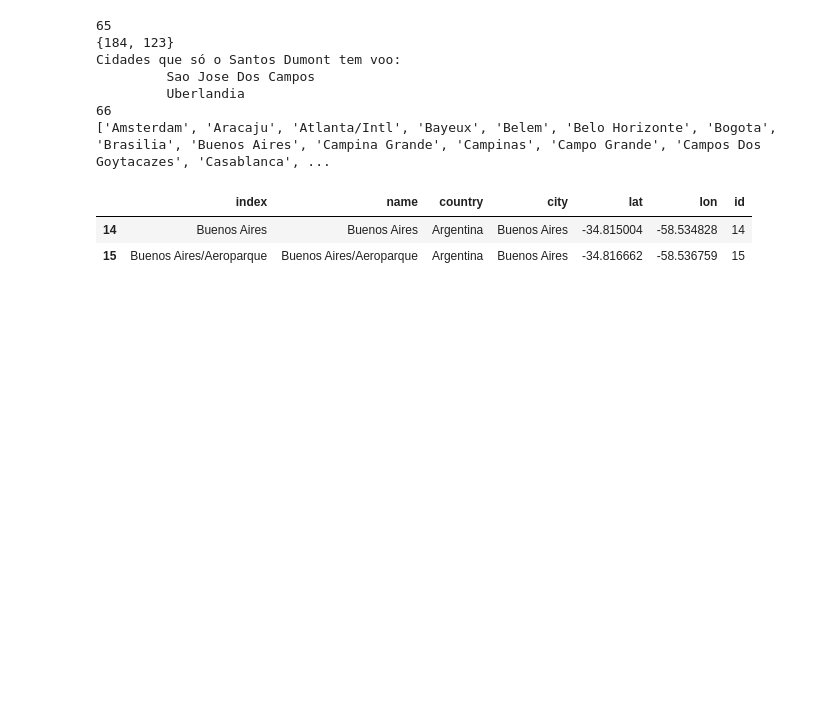
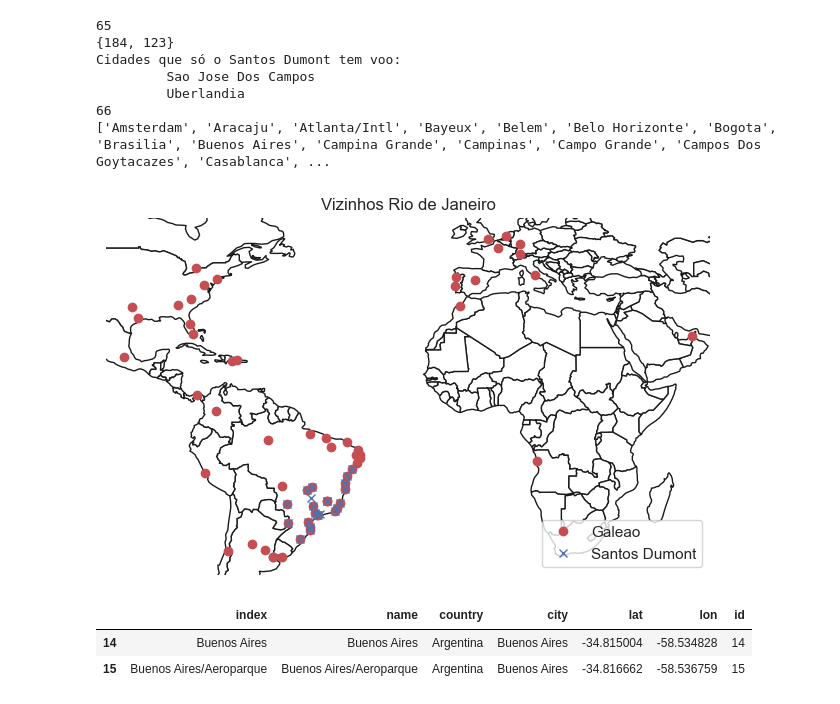
Before and after one commit to mtsodf/algoritmos, a Jupyter notebook: semana07/plots.ipynb, the cells around one changed output. Saved outputs shown, nothing was run; the diff lists cells and outputs as text; code cells hidden in the pictures; blank space fills up the shorter version.

```diff
--- a/semana07/plots.ipynb
+++ b/semana07/plots.ipynb
@@ -244,6 +245,36 @@ Cidades que só o Santos Dumont tem voo:
          Uberlandia
 66
 ['Amsterdam', 'Aracaju', 'Atlanta/Intl', 'Bayeux', 'Belem', 'Belo Horizonte', 'Bogota', 'Brasilia', 'Buenos Aires', 'Campina Grande', 'Campinas', 'Campo Grande', 'Campos Dos Goytacazes', 'Casablanca', ...
+# %%
+# Plot the world map
+fig, ax = plt.subplots(1,1)
+world.plot(ax=ax, color='white', edgecolor='k')
+
+
+
+adjs_filter = df_airports.id.isin(galeao_adjs)
+ax.plot(df_airports.lon[adjs_filter], df_airports.lat[adjs_filter], marker='o', lw=0, color='r', label="Galeao")
+
+adjs_filter = df_airports.id.isin(santos_dumont_adjs)
+ax.plot(df_airports.lon[adjs_filter], df_airports.lat[adjs_filter], marker='x', lw=0, color='b', label="Santos Dumont")
+
+adjs_filter = df_airports.id.isin(galeao_adjs)
+
+# Customize the plot (optional)
+ax.set_title(r"Vizinhos Rio de Janeiro")
+ax.set_axis_off()
+
+xmin, xmax = df_airports[adjs_filter].lon.min(), df_airports[adjs_filter].lon.max()
+ymin, ymax = df_airports[adjs_filter].lat.min(), df_airports[adjs_filter].lat.max()
+ax.set_xlim(xmin-5, xmax+5)
+ax.set_ylim(ymin-5, ymax+5)
+ax.legend(loc="lower right")
+
+plt.tight_layout()
+plt.savefig("tex/figs/vizinhos_rio_de_janeiro.pdf")
+plt.show()
+# %% [output]
+[figure, added]
 # %%
 df_airports[df_airports.city.str.contains("Buenos")]
 # %% [output]
```
Also changed, not shown: parts of 5 cells of this notebook, 5 other files.
